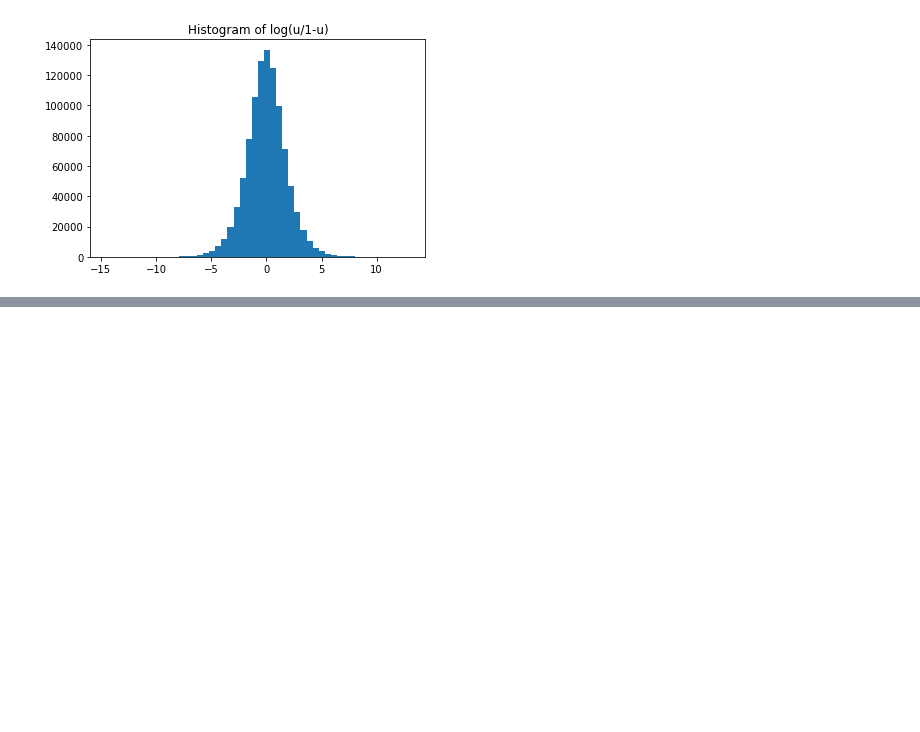
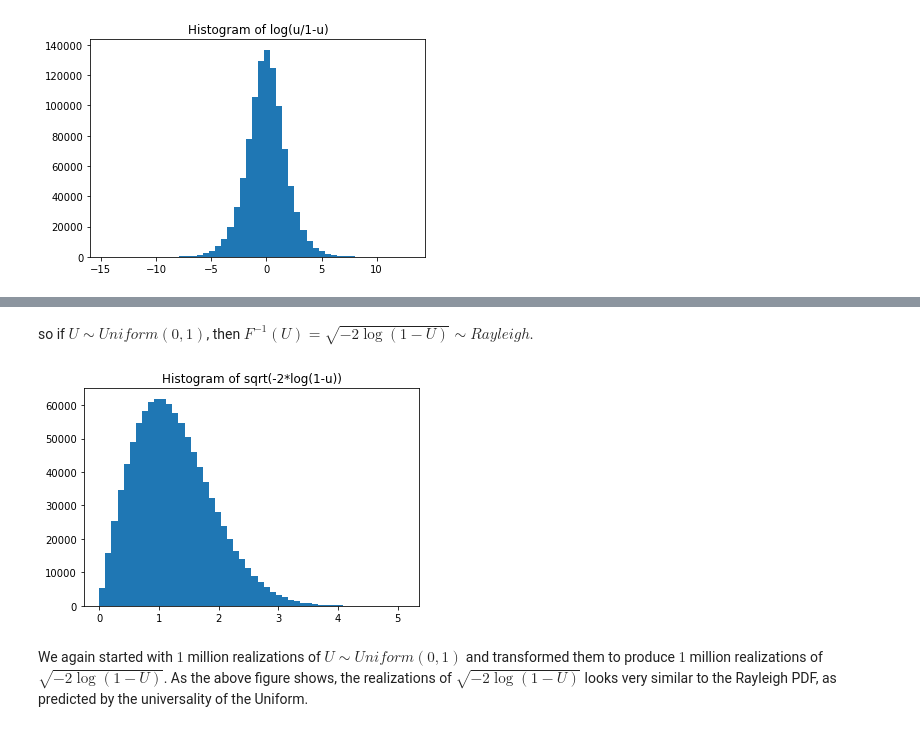
Before and after one commit to quantophile/mathematical-finance, a Jupyter notebook: _notebooks/2022-03-06-Continuous-Random-Variables.ipynb, the cells around one changed output, grey strips where cells are left out. Drawn from its saved outputs; the diff is of its cells as text; code cells hidden in the pictures; blank space fills up the shorter version.

```diff
--- a/_notebooks/2022-03-06-Continuous-Random-Variables.ipynb
+++ b/_notebooks/2022-03-06-Continuous-Random-Variables.ipynb
@@ -499,0 +533,16 @@ plt.show()
+# %% [markdown]
+so if $U \sim Uniform(0,1)$, then $F^{-1}(U) = \sqrt{-2\log(1-U)} \sim Rayleigh$.
+# %%
+
+def inverse_transform(u):
+    return np.sqrt(-2*np.log(1-u))
+
+x = list(map(inverse_transform, u))
+
+plt.hist(x,bins=50)
+plt.title('Histogram of sqrt(-2*log(1-u))')
+plt.show()
+# %% [output]
+[figure, added]
+# %% [markdown]
+We again started with $1$ million realizations of $U \sim Uniform(0,1)$ and transformed them to produce $1$ million realizations of $\sqrt{-2\log(1-U)}$. As the above figure shows, the realizations of $\sqrt{-2\log(1-U)}$ looks very similar to the Rayleigh PDF, as predicted by the universality of the Uniform.
```
Also changed, not shown: parts of 2 cells of this notebook.
